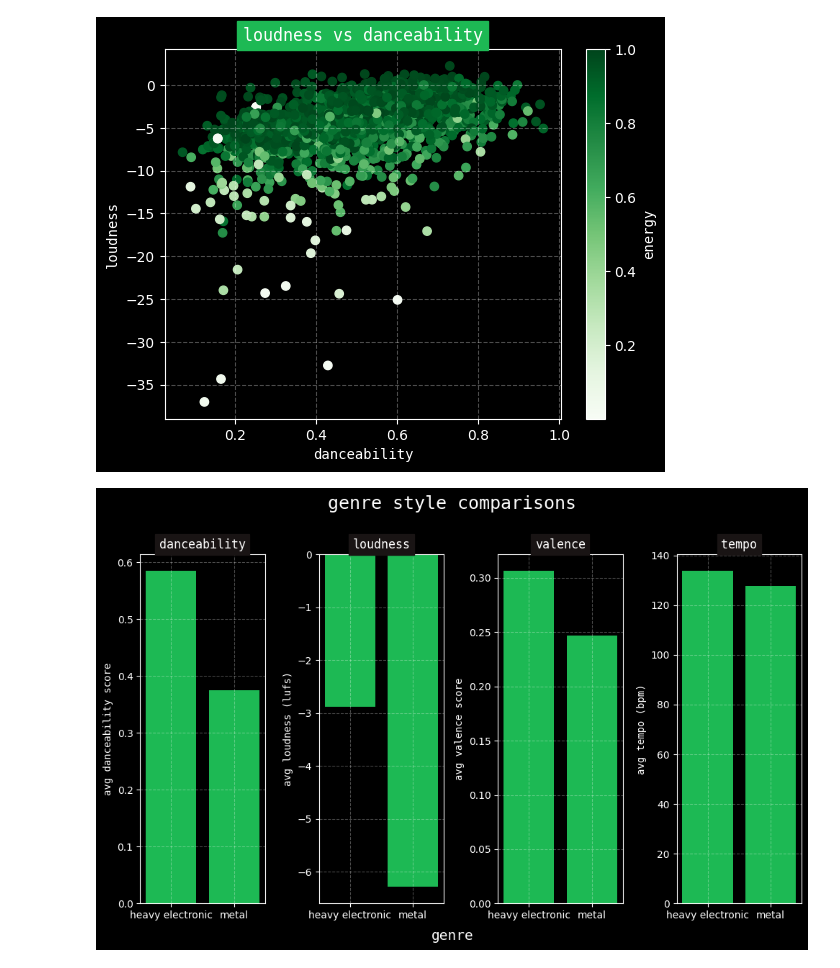
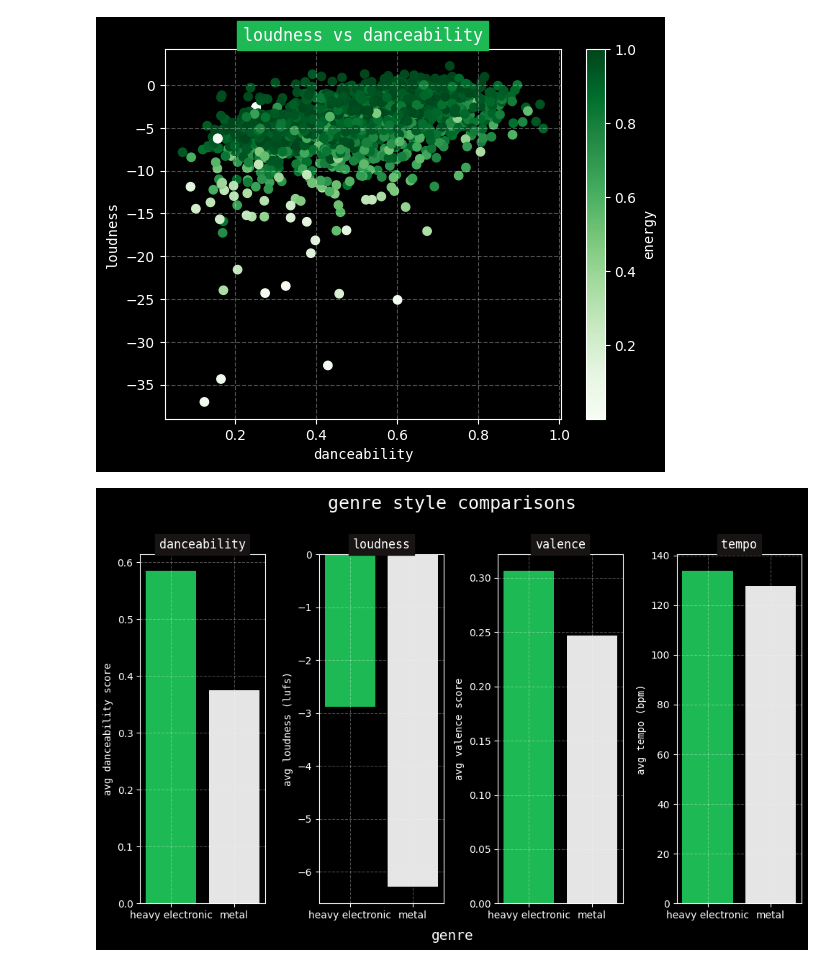
Before and after one commit to nick-esqueda/vanguard_de_project, a Jupyter notebook: visualizations.ipynb, the cells around one changed output. Cells and saved outputs as stored; diff of their text form; code cells hidden in the pictures.

Commit message:
small refactor to visualizations

```diff
--- a/visualizations.ipynb
+++ b/visualizations.ipynb
@@ -60,38 +60,42 @@ avg_loudness_elec = df[elec_filter]["loudness"].mean()
 avg_danceability_metal = df[metal_filter]["danceability"].mean()
 avg_danceability_elec = df[elec_filter]["danceability"].mean()
 avg_valence_metal = df[metal_filter]["valence"].mean()
 avg_valence_elec = df[elec_filter]["valence"].mean()
 avg_tempo_metal = df[metal_filter]["tempo"].mean()
 avg_tempo_elec = df[elec_filter]["tempo"].mean()
 
 # PLOT DATA
 fig, (ax1, ax2, ax3, ax4) = plt.subplots(1, 4, figsize=(10, 6))
 fig.suptitle('genre style comparisons', fontsize=18, fontname="monospace", y=1.01)
 fig.text(0.5, -0.02, 'genre', ha='center', fontsize=14, fontname="monospace",)
 
-ax1.bar(["heavy electronic", "metal"], [avg_danceability_elec, avg_danceability_metal], color="#1DB954")
+ax1.bar("heavy electronic", avg_danceability_elec, color="#1DB954")
+ax1.bar("metal", avg_danceability_metal, color="#FFFFFF", alpha=.9)
 ax1.set_title("danceability", fontname="monospace", backgroundcolor="#191414", color="#FFFFFF")
 ax1.set_ylabel("avg danceability score", fontname="monospace")
 ax1.grid(color="#FFFFFF", linestyle="--", alpha=.3)
 
-ax2.bar(["heavy electronic", "metal"], [avg_loudness_elec, avg_loudness_metal], color="#1DB954")
+ax2.bar("heavy electronic", avg_loudness_elec, color="#1DB954")
+ax2.bar("metal", avg_loudness_metal, color="#FFFFFF", alpha=.9)
 ax2.set_title("loudness", fontname="monospace", backgroundcolor="#191414", color="#FFFFFF")
 ax2.set_ylabel("avg loudness (lufs)", fontname="monospace")
 ax2.grid(color="#FFFFFF", linestyle="--", alpha=.3)
 
-ax3.bar(["heavy electronic", "metal"], [avg_valence_elec, avg_valence_metal], color="#1DB954")
+ax3.bar("heavy electronic", avg_valence_elec, color="#1DB954")
+ax3.bar("metal", avg_valence_metal, color="#FFFFFF", alpha=.9)
 ax3.set_title("valence", fontname="monospace", backgroundcolor="#191414", color="#FFFFFF")
 ax3.set_ylabel("avg valence score", fontname="monospace")
 ax3.grid(color="#FFFFFF", linestyle="--", alpha=.3)
 
-ax4.bar(["heavy electronic", "metal"], [avg_tempo_elec, avg_tempo_metal], color="#1DB954")
+ax4.bar("heavy electronic", avg_tempo_elec, color="#1DB954")
+ax4.bar("metal", avg_tempo_metal, color="#FFFFFF", alpha=.9)
 ax4.set_title("tempo", fontname="monospace", backgroundcolor="#191414", color="#FFFFFF")
 ax4.set_ylabel("avg tempo (bpm)", fontname="monospace")
 ax4.grid(color="#FFFFFF", linestyle="--", alpha=.3)
 
 plt.tight_layout()
 # %% [output]
-[figure, old version]
+[figure, new version]
 # %%
 # GET DATA
 db.execute("SELECT * FROM V_genre_features")
```
Also changed, not shown: parts of 2 cells of this notebook.
